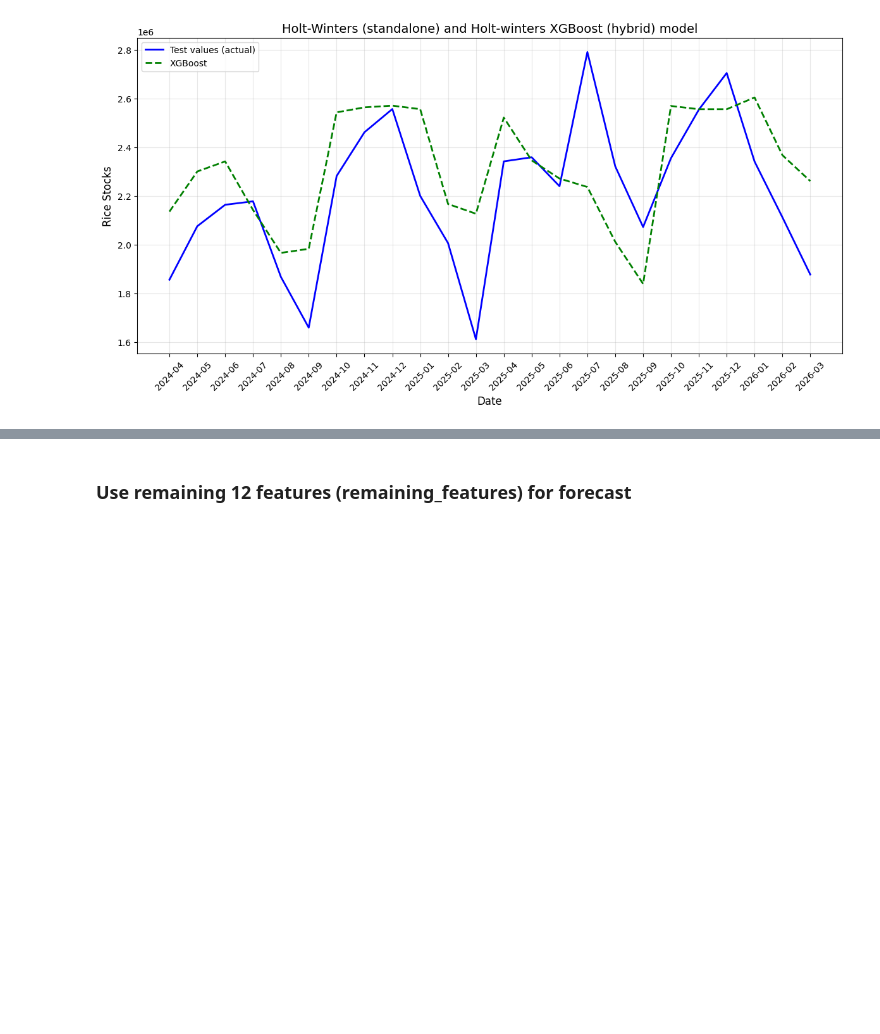
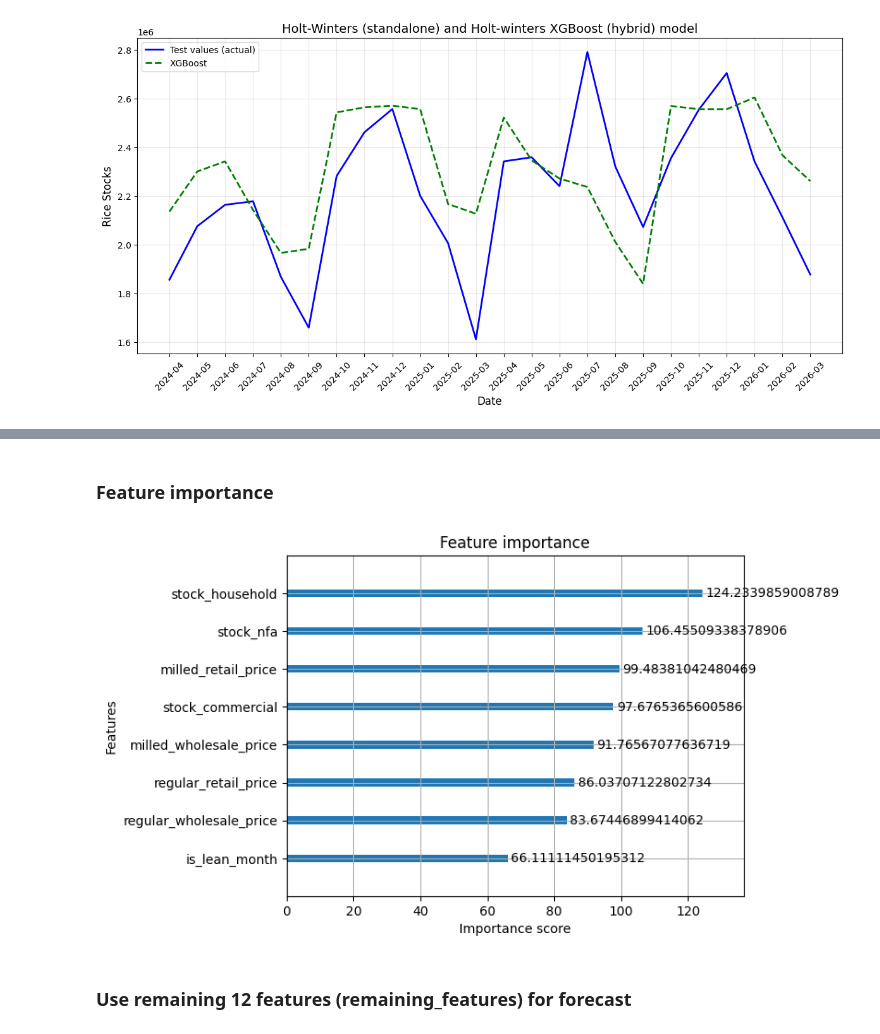
Before and after one commit to emmanresu/Thesis-Keras, a Jupyter notebook: rice_stocks.ipynb, the cells around one changed output, grey strips where cells are left out. Cells and saved outputs as stored; diff of their text form; code cells hidden in the pictures; blank space fills up the shorter version.

```diff
--- a/rice_stocks.ipynb
+++ b/rice_stocks.ipynb
@@ -1578,3 +1581,11 @@ Final Model R2: 0.1356
+# %% [markdown]
+### Feature importance
+# %%
+from xgboost import plot_importance
+plot_importance(best_xgb_model, importance_type='cover')
+plt.show()
+# %% [output]
+[figure, added]
 # %% [markdown]
 ### Use remaining 12 features (remaining_features) for forecast
 # %%
```
Also changed, not shown: parts of 9 cells of this notebook.
